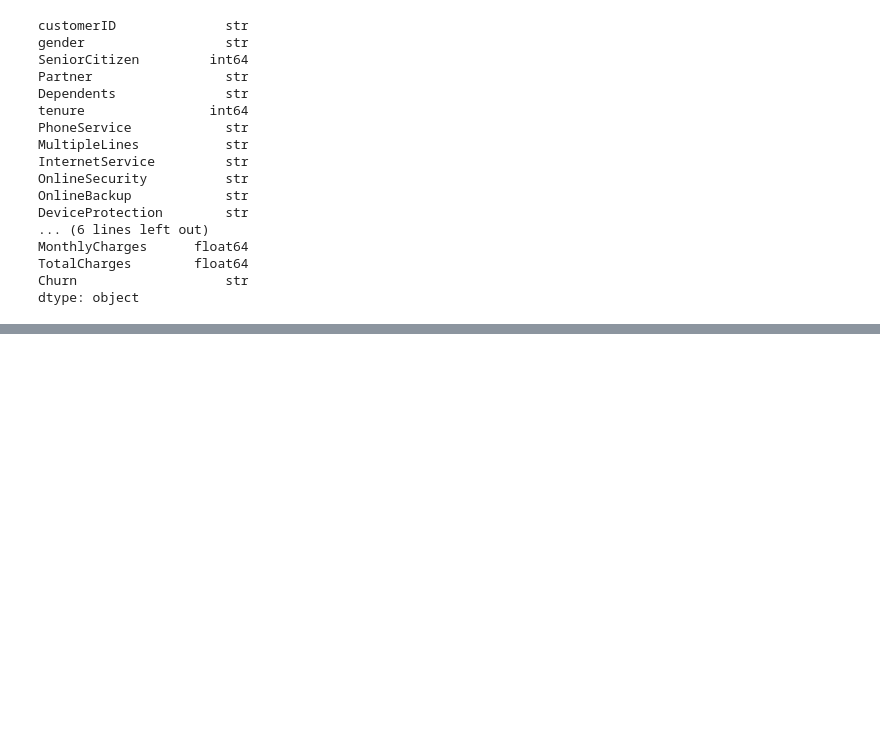
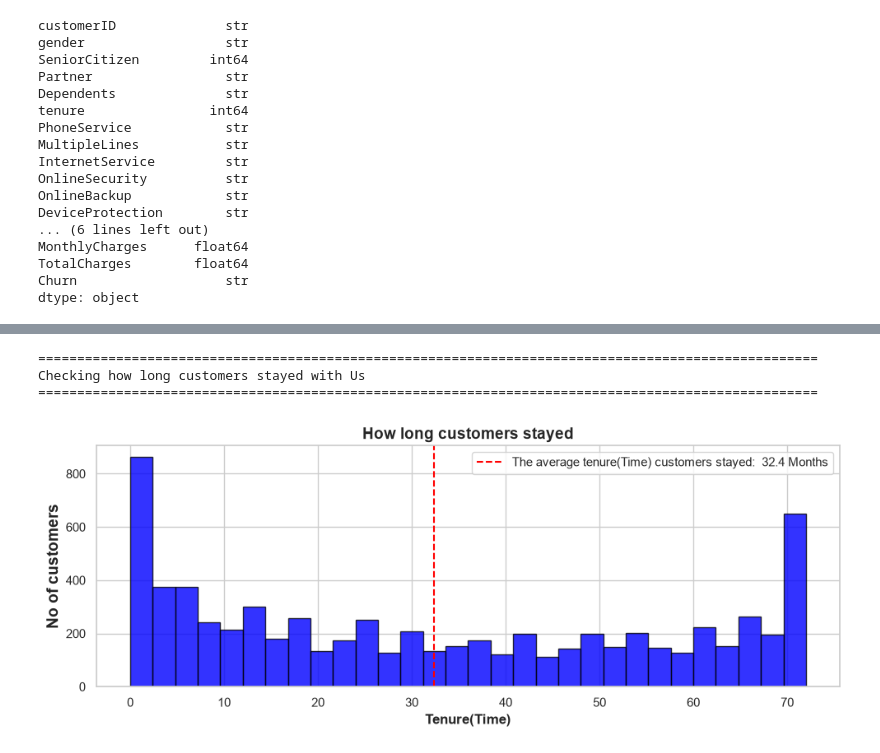
Before and after one commit to salamiXpert/Customer-Churn-Predicton-Model, a Jupyter notebook: Customer_churn.ipynb, the cells around one changed output, grey strips where cells are left out. Cells and saved outputs as stored; diff of their text form; code cells hidden in the pictures; blank space fills up the shorter version.

```diff
--- a/Customer_churn.ipynb
+++ b/Customer_churn.ipynb
@@ -243,0 +582,30 @@ Length: 2, dtype: str
+# %%
+# Distribution of Tenure
+print("=" *100)
+print("Checking how long customers stayed with Us")
+print("=" *100)
+
+plt.figure(figsize=(10,4
+                    ))
+
+plt.hist(
+    df["tenure"],
+    bins=30,
+    color = "blue",
+    edgecolor= "black",
+    alpha = 0.8
+)
+
+plt.axvline(df["tenure"].mean(), color="red", linestyle="--", label= f"The average tenure(Time) customers stayed: {df["tenure"].mean(): .1f} Months")
+
+plt.title("How long customers stayed", ha = "center", fontweight="bold",fontsize=14)
+plt.ylabel("No of customers",fontweight="bold", fontsize=14)
+plt.xlabel("Tenure(Time)", fontweight="bold",ha="center")
+plt.legend()
+plt.tight_layout()
+plt.show()
+# %% [output]
+====================================================================================================
+Checking how long customers stayed with Us
+====================================================================================================
+[figure, added]
```
Also changed, not shown: parts of 53 cells of this notebook, 4 other files.
